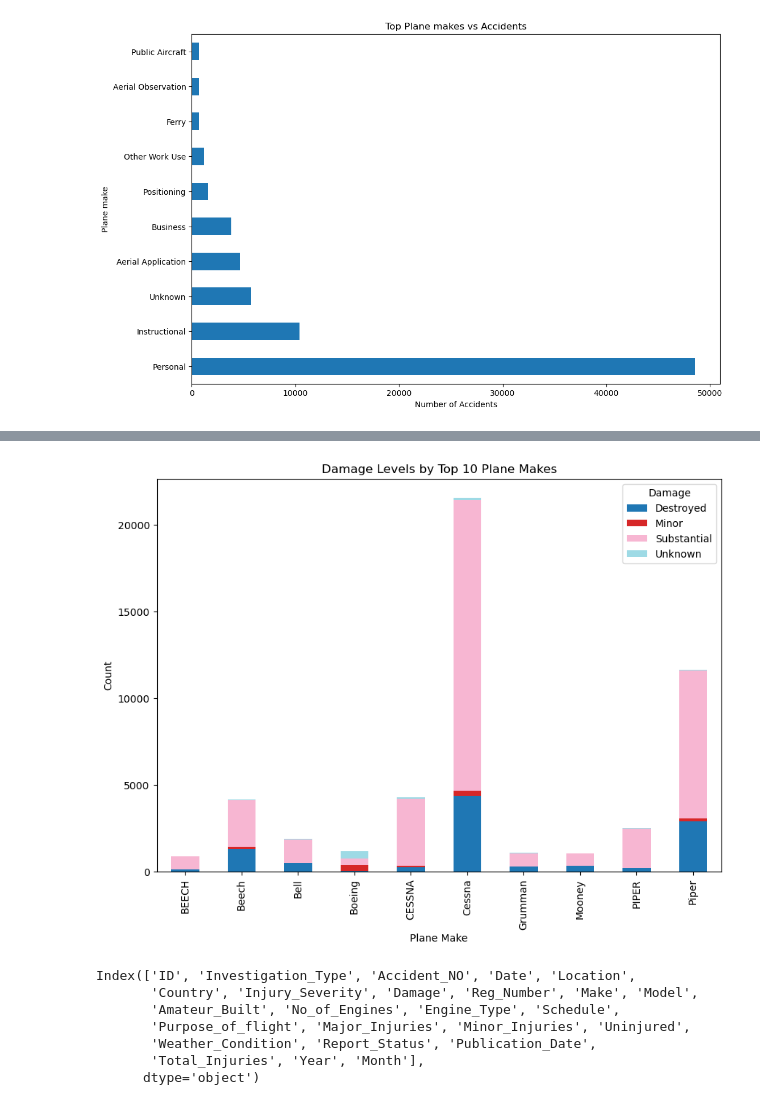
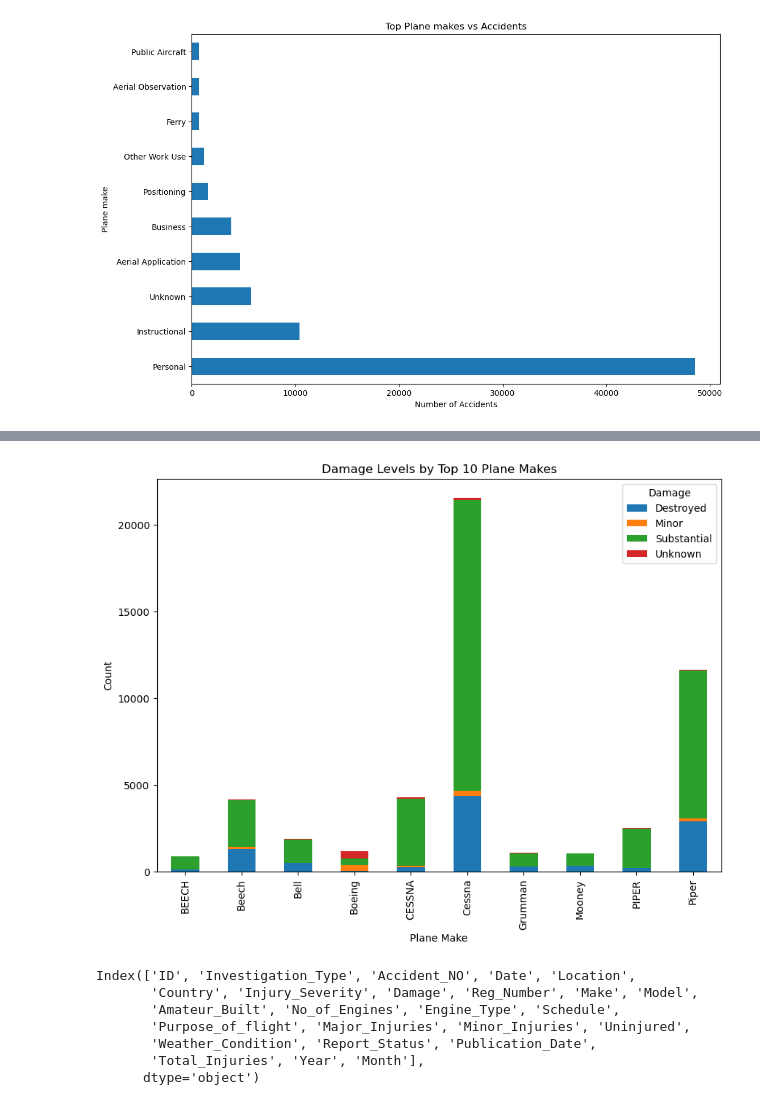
Before and after one commit to Mulwajoseph/Flight-Damage-Stats, a Jupyter notebook: joseph.ipynb, the cells around one changed output, grey strips where cells are left out. Drawn from its saved outputs; the diff is of its cells as text; code cells hidden in the pictures.

```diff
--- a/joseph.ipynb
+++ b/joseph.ipynb
@@ -721,21 +721,20 @@ plt.show()
 # %%
 
 
 top_10_makes = USData['Make'].value_counts().nlargest(10).index
 USData_top = USData[USData['Make'].isin(top_10_makes)]
 
-make_damage_counts_top = USData_top.groupby(['Make', 'Damage']).size().unstack(fill_value=0)
+makedamage_counts = USData_top.groupby(['Make', 'Damage']).size().unstack(fill_value=0)
 
 
-make_damage_counts_top.plot(kind='bar', stacked=True, figsize=(10, 7), cmap='tab20')
+makedamage_counts.plot(kind='bar', stacked=True, figsize=(10, 7))
 plt.title('Damage Levels by Top 10 Plane Makes')
 plt.xlabel('Plane Make')
 plt.ylabel('Count')
-plt.xticks(rotation=90)
 plt.legend(title='Damage')
 plt.show()
 # %% [output]
-[figure, old version]
+[figure, new version]
 # %%
 USData.info()
 # %% [output]
```
Also changed, not shown: parts of 1 cell of this notebook.
